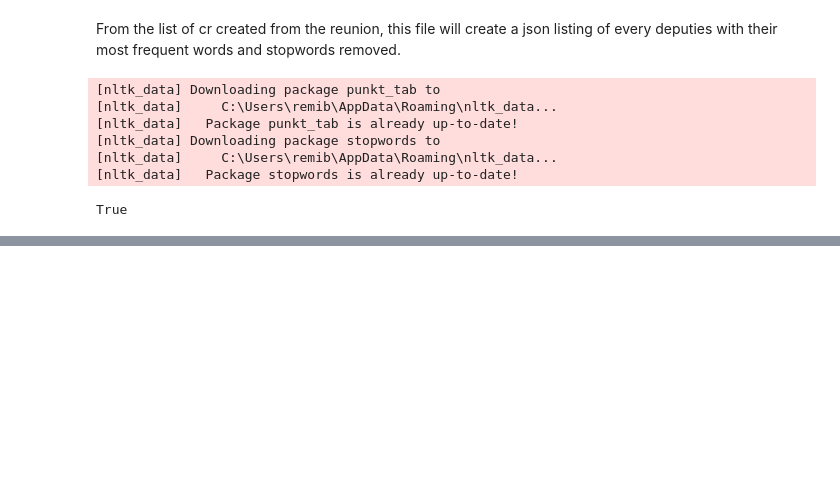
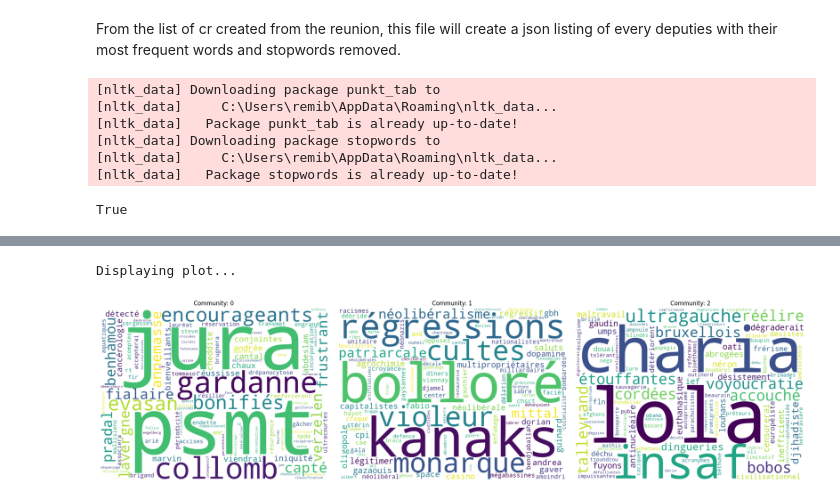
Before and after one commit to PierreHollebeque/02805_SocialGraph_Project, a Jupyter notebook: nlp_processing.ipynb, the cells around one changed output, grey strips where cells are left out. Drawn from its saved outputs; the diff is of its cells as text; code cells hidden in the pictures; blank space fills up the shorter version.

Commit message:
1st trial plottings

```diff
--- a/nlp_processing.ipynb
+++ b/nlp_processing.ipynb
@@ -91,0 +25,19 @@ PA736201 Nous avons déjà entendu ce discours ! ...
+# %%
+with open('data/processed/deputees_17.json','r',encoding='utf-8') as f:
+    data = json.load(f)
+
+with open('data/processed/communautes.json','r') as f:
+    communities = json.load(f)
+# %%
+stop_words = set(stopwords.words('french'))
+
+counters = []
+for i,community in enumerate(communities):
+    print(f"Community {i} : {len(community)} deputees")
+    community_counter = Counter()
+    for j,deputee_id in enumerate(community):
+        print(f"  Processing deputee {j+1}/{len(community)}: {deputee_id}",end='\r')
+        for phrase in data[deputee_id]['speeches']:
+            token = word_tokenize(phrase.lower(), language='french')
+            community_counter.update([word for word in token if word.isalpha() and word not in stop_words])
+    counters.append(community_counter)
@@ -91,0 +164,5 @@ PA736201 Nous avons déjà entendu ce discours ! ...
+# %%
+plot_community_wordclouds(tf_idf_by_communities)
+# %% [output]
+Displaying plot...
+[figure, added]
```
Also changed, not shown: parts of 5 cells of this notebook, 1 other file.
